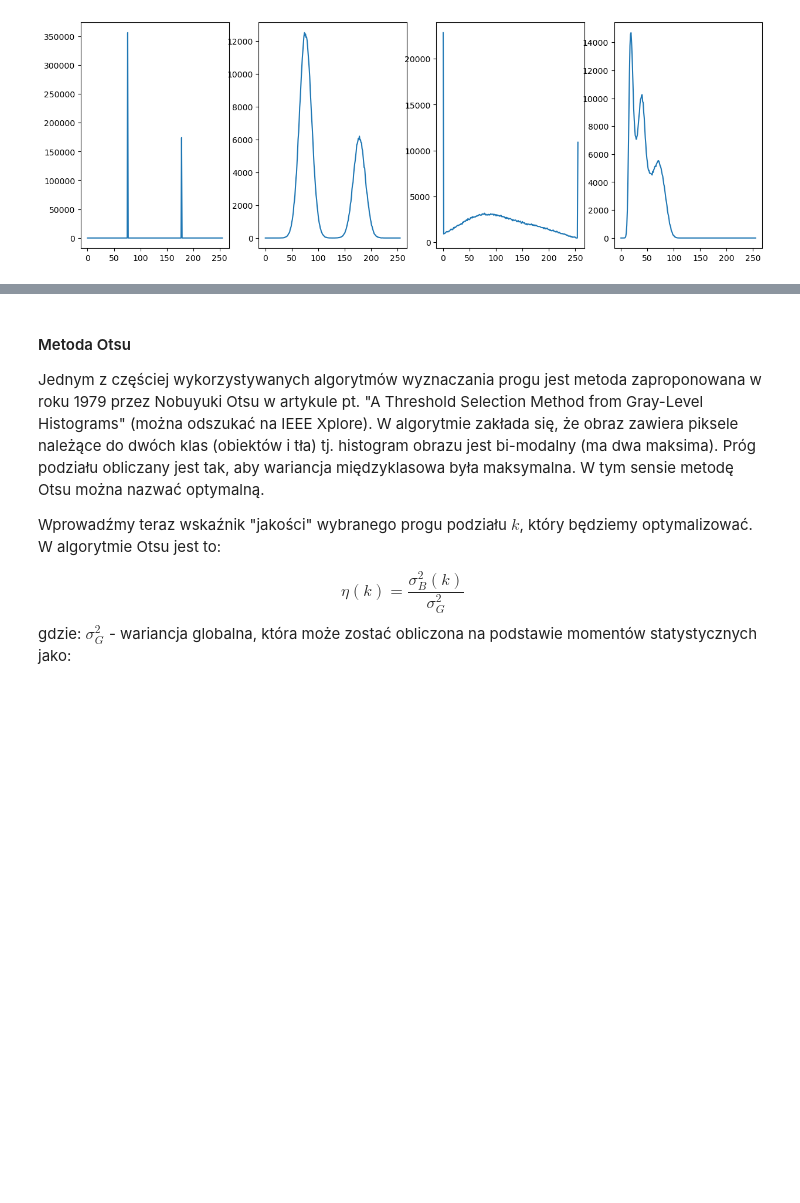
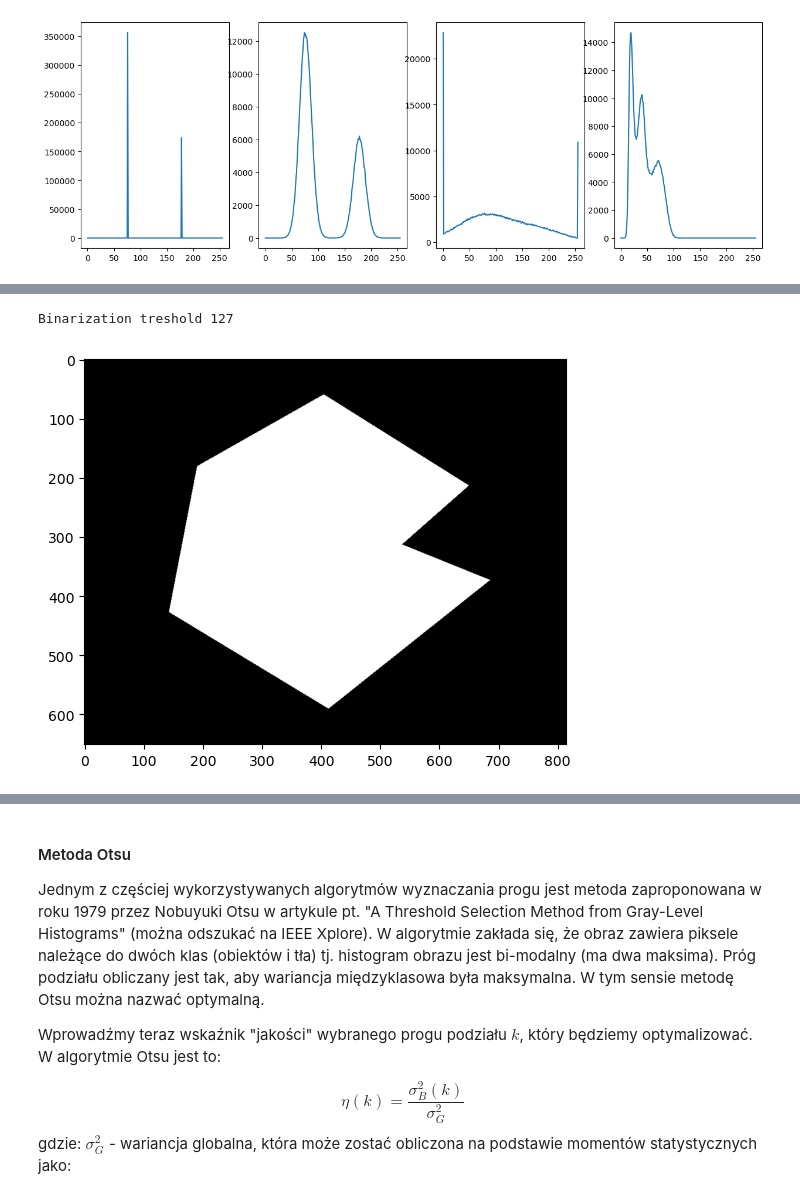
Before and after one commit to YgLK/computer_vision, a Jupyter notebook: lab04/04_thresholding.ipynb, the cells around one changed output, grey strips where cells are left out. Saved outputs shown, nothing was run; the diff lists cells and outputs as text; code cells hidden in the pictures; blank space fills up the shorter version.

```diff
--- a/lab04/04_thresholding.ipynb
+++ b/lab04/04_thresholding.ipynb
@@ -252,3 +259,36 @@ m_G = \sum_{i=0}^{L-1} ip_i
 - wyświetl próg oraz wynik binaryzacji.
 
 4. Sprawdz jak metoda dziala na obrazach _figura1.png_ do _figura4.png_.
+# %%
+def iterative_binarization(img, delta=1):
+    val_range = np.arange(256)
+    hist = cv2.calcHist([img], [0], None, [256], [0,256])
+    cum_hist = np.cumsum(hist)
+    p = hist / np.sum(hist)
+    # m_g to też k
+    m_g = int(np.dot(val_range, p))
+    # alternative
+    # m_g = 0
+    # for i in np.arange(256):
+    #     m_g += (i * hist[i]) / cum_hist[-1]
+    k = m_g
+    while True:
+        P_0 = np.sum(p[:k])
+        # alternative
+        # P_0 = cum_hist[k] / np.sum(hist)
+        m_0 = (1 / P_0) * np.dot(val_range[:k], p[:k])
+        P_1 = 1 - P_0
+        m_1 = (1 / P_1) * np.dot(val_range[k+1:], p[k+1:])
+        k_new = int((m_0 + m_1) / 2)
+        if np.abs(k_new - k) < delta:
+            break
+        k = k_new
+    # results
+    print(f"Binarization treshold {k_new}")
+    res_img = binarization(img , k_new) * 255
+    plt.imshow(res_img, cmap="gray")
+# %%
+iterative_binarization(fig1, 1)
+# %% [output]
+Binarization treshold 127
+[figure, added]
```
Also changed, not shown: parts of 35 cells of this notebook.
